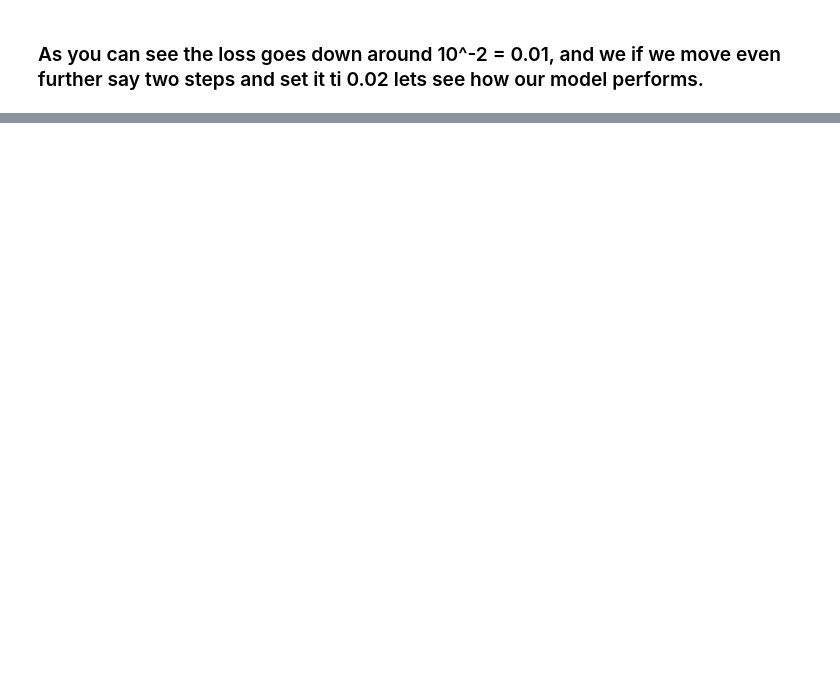
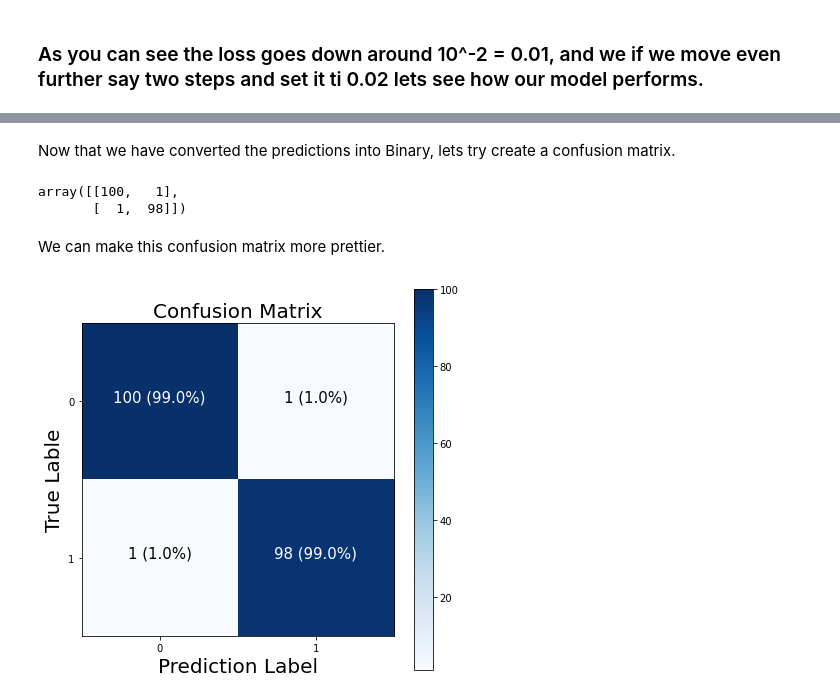
Before and after one commit to Kaushal-Top5699/classification_NN_tensorflow, a Jupyter notebook: classification_NN_tensorflow.ipynb, the cells around one changed output, grey strips where cells are left out. Saved outputs shown, nothing was run; the diff lists cells and outputs as text; code cells hidden in the pictures; blank space fills up the shorter version.

Commit message:
Confusion Matrix

```diff
--- a/classification_NN_tensorflow.ipynb
+++ b/classification_NN_tensorflow.ipynb
@@ -748,0 +775,6 @@ doing binary classifcation...
+# %%
+# Predictions of model_10.
+y_preds = model_10.predict(X_test)
+
+# Confusion matrix.
+confusion_matrix(y_test, y_preds)
@@ -748,0 +804,3 @@ doing binary classifcation...
+# %%
+prediction = tf.round(y_preds)
+prediction[:10]
@@ -748,0 +819,62 @@ doing binary classifcation...
+# %% [markdown]
+Now that we have converted the predictions into Binary, lets try create a confusion matrix.
+# %%
+confusion_matrix(y_test, prediction)
+# %% [output]
+array([[100,   1],
+       [  1,  98]])
+# %% [markdown]
+We can make this confusion matrix more prettier.
+# %%
+import itertools
+import numpy as np
+
+figsize = (7, 7)
+
+# Create a confusion matrix.
+cm = confusion_matrix(y_test, prediction)
+cm_norm = cm.astype("float") / cm.sum(axis = 1)[:, np.newaxis] # Normalize our confusion matrix.
+n_classes = cm.shape[0]
+
+fig, ax = plt.subplots(figsize = figsize)
+
+# Create a matrix plot.
+cax = ax.matshow(cm, cmap = plt.cm.Blues)
+fig.colorbar(cax)
+
+classes = False
+
+if classes:
+  labels = classes
+else:
+  labels = np.arange(cm.shape[0])
+
+# Create lables.
+ax.set(title = "Confusion Matrix",
+       xlabel = "Prediction Label",
+       ylabel = "True Lable",
+       xticks = np.arange(n_classes),
+       yticks = np.arange(n_classes),
+       xticklabels = labels,
+       yticklabels = labels)
+
+# Set x-axis labels to bottom.
+ax.xaxis.set_label_position("bottom")
+ax.xaxis.tick_bottom()
+
+# Adjust the label size.
+ax.yaxis.label.set_size(20)
+ax.xaxis.label.set_size(20)
+ax.title.set_size(20)
+
+# Set threshold for different colors.
+threshold = (cm.max() + cm.min()) / 2.
+
+# Plot the text on each cell.
+for i, j in itertools.product(range(cm.shape[0]), range(cm.shape[1])):
+  plt.text(j, i, f"{cm[i, j]} ({cm_norm[i, j]*100:.1f}%)",
+           horizontalalignment = "center",
+           color = "white" if cm[i, j] > threshold else "black",
+           size = 15)
+# %% [output]
+[figure, added]
```
Also changed, not shown: parts of 25 cells of this notebook.
